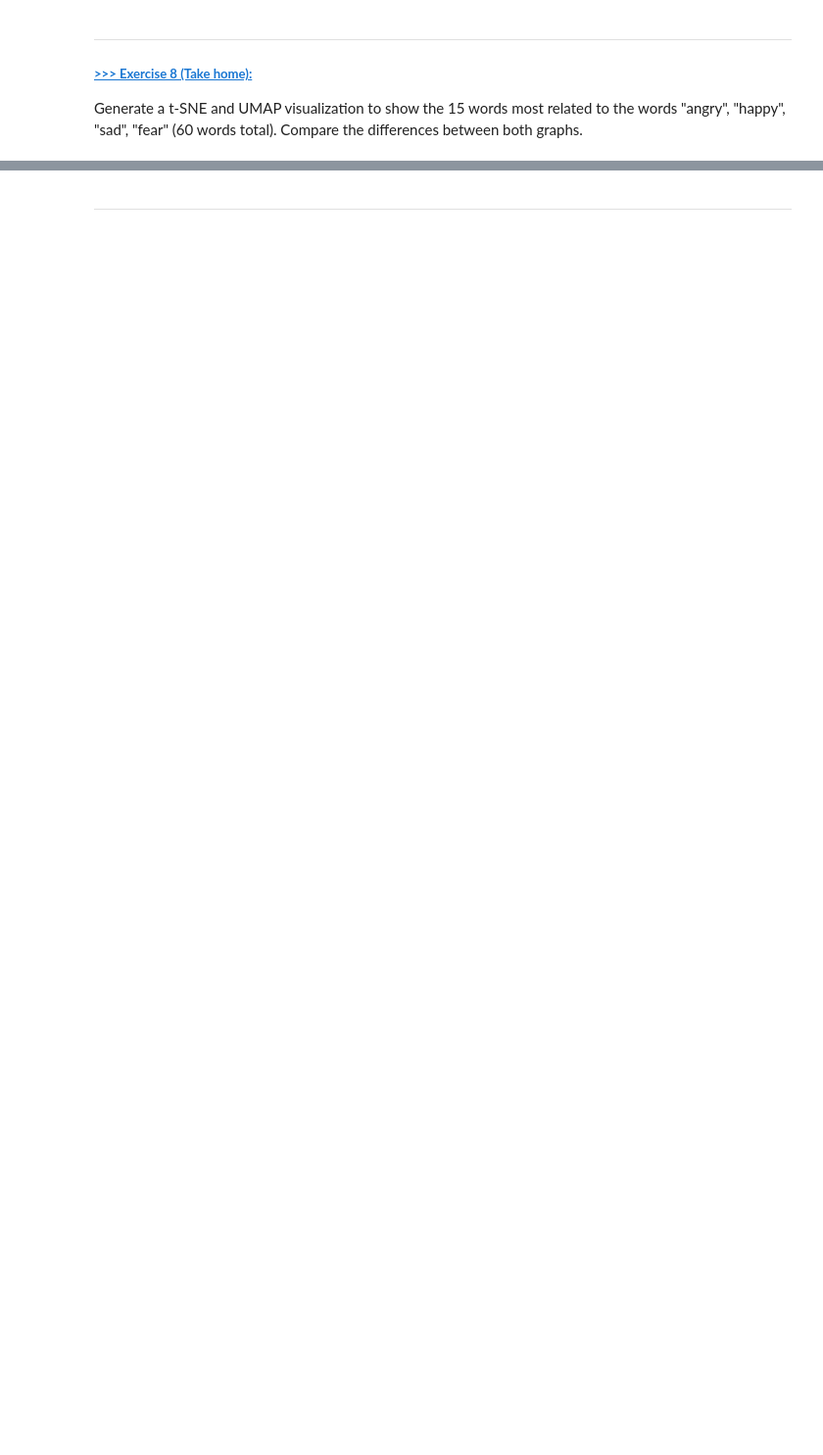
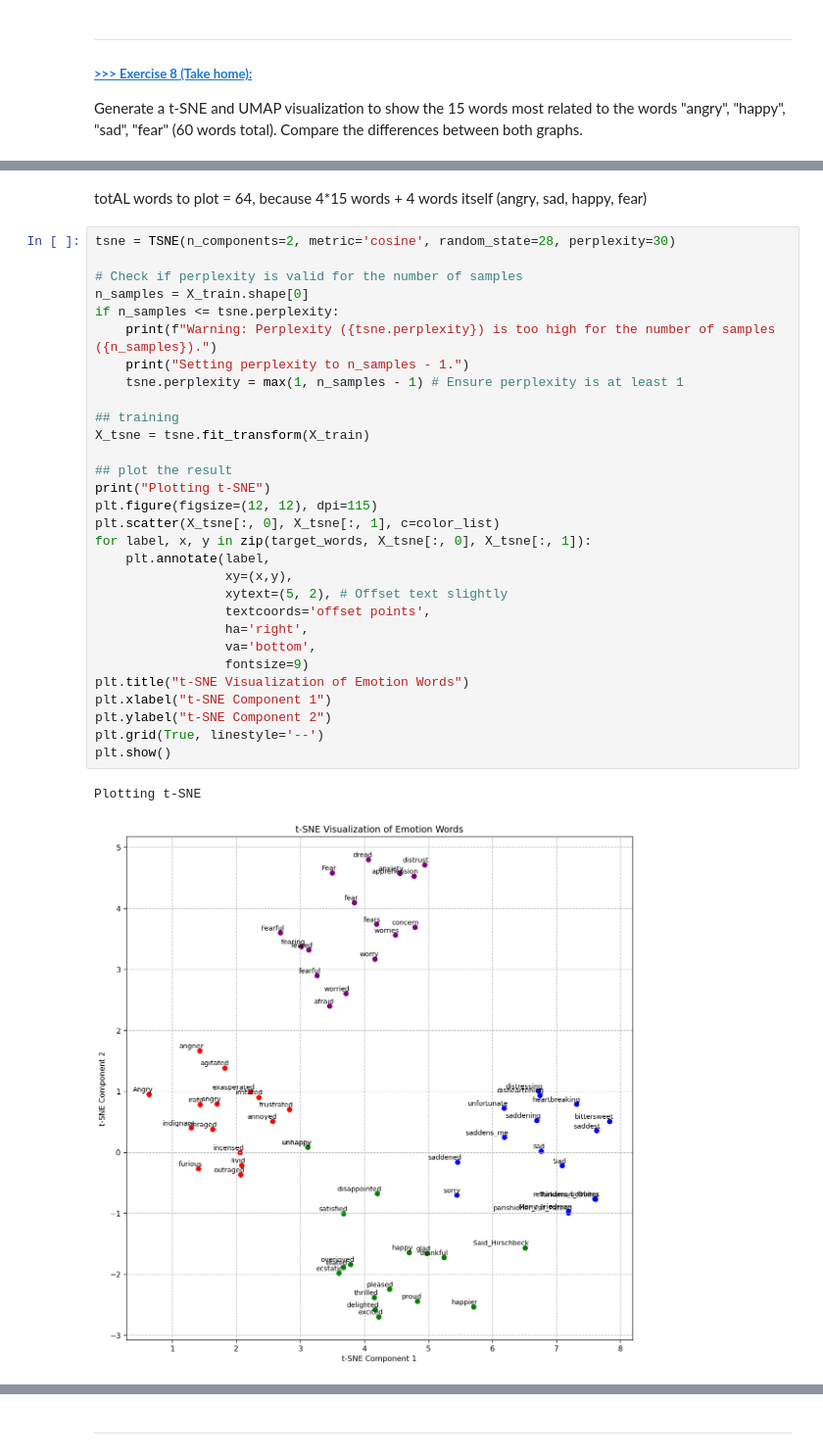
Before and after one commit to zhangjingxing/DM2025-Lab2-Exercise, a Jupyter notebook: DM2025-Lab2-Master-Phase_1.ipynb, the cells around one changed output, grey strips where cells are left out. Shown at 98% size. Cells and saved outputs as stored; diff of their text form; blank space fills up the shorter version.

```diff
--- a/DM2025-Lab2-Master-Phase_1.ipynb
+++ b/DM2025-Lab2-Master-Phase_1.ipynb
@@ -1295,0 +1416,35 @@ Generate a t-SNE and UMAP visualization to show the 15 words most related to the
+# %% [markdown]
+totAL words to plot = 64, because 4*15 words + 4 words itself (angry, sad, happy, fear)
+# %%
+tsne = TSNE(n_components=2, metric='cosine', random_state=28, perplexity=30)
+
+# Check if perplexity is valid for the number of samples
+n_samples = X_train.shape[0]
+if n_samples <= tsne.perplexity:
+    print(f"Warning: Perplexity ({tsne.perplexity}) is too high for the number of samples ({n_samples}).")
+    print("Setting perplexity to n_samples - 1.")
+    tsne.perplexity = max(1, n_samples - 1) # Ensure perplexity is at least 1
+
+## training
+X_tsne = tsne.fit_transform(X_train)
+
+## plot the result
+print("Plotting t-SNE")
+plt.figure(figsize=(12, 12), dpi=115)
+plt.scatter(X_tsne[:, 0], X_tsne[:, 1], c=color_list)
+for label, x, y in zip(target_words, X_tsne[:, 0], X_tsne[:, 1]):
+    plt.annotate(label,
+                 xy=(x,y),
+                 xytext=(5, 2), # Offset text slightly
+                 textcoords='offset points',
+                 ha='right',
+                 va='bottom',
+                 fontsize=9)
+plt.title("t-SNE Visualization of Emotion Words")
+plt.xlabel("t-SNE Component 1")
+plt.ylabel("t-SNE Component 2")
+plt.grid(True, linestyle='--')
+plt.show()
+# %% [output]
+Plotting t-SNE
+[figure, added]
```
Also changed, not shown: parts of 32 cells of this notebook, 3 other files.
